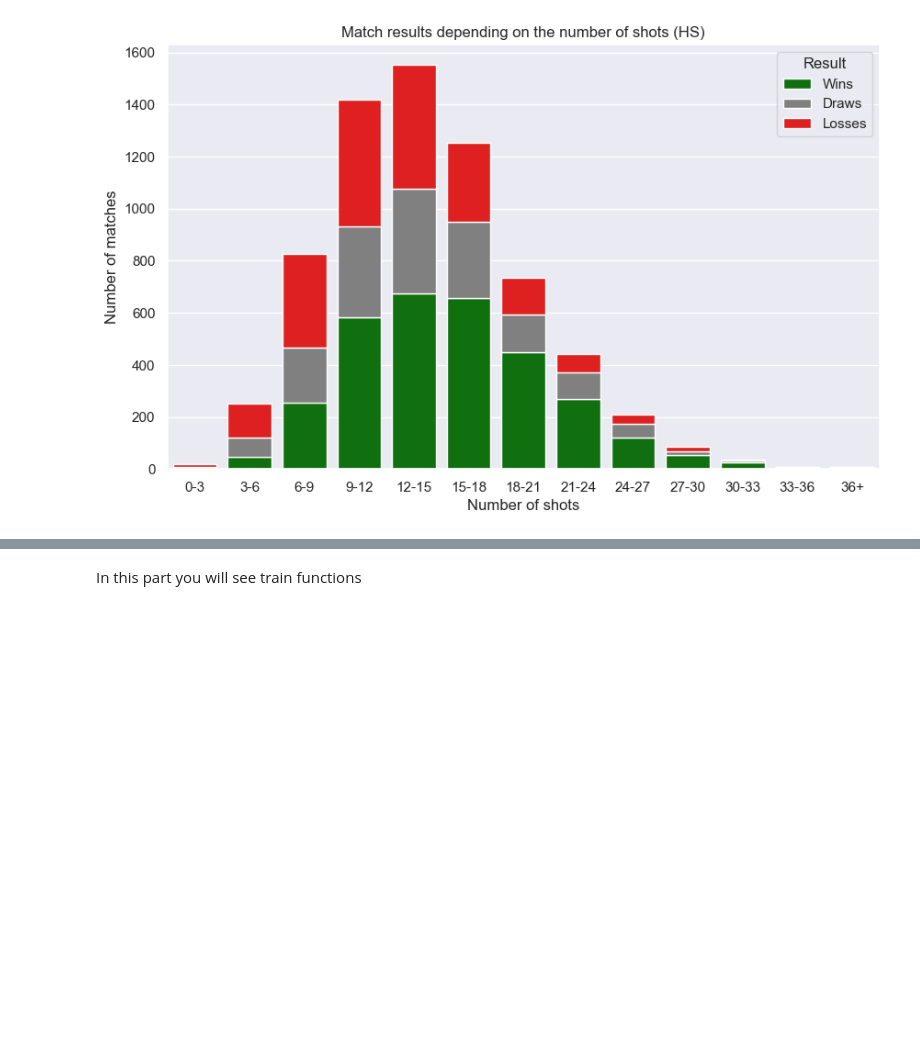
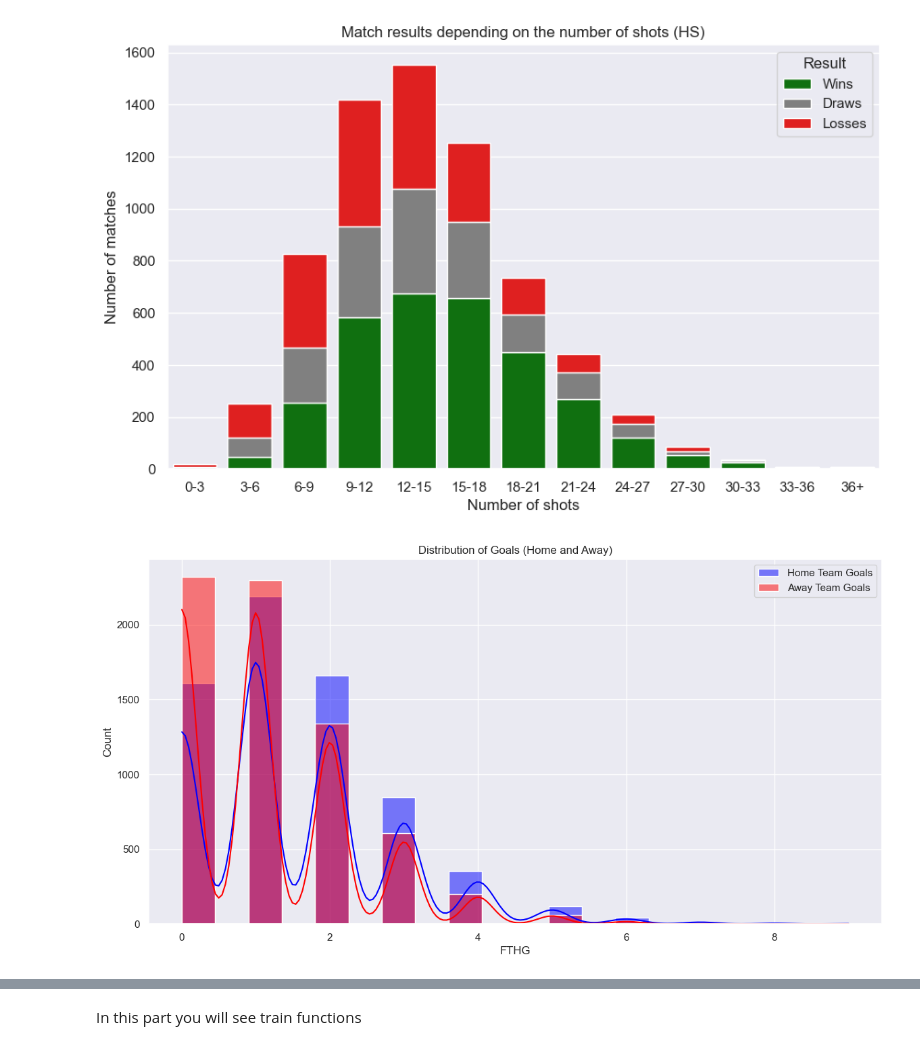
Before and after one commit to tmaxell/footforecast, a Jupyter notebook: analysis.ipynb, the cells around one changed output, grey strips where cells are left out. Drawn from its saved outputs; the diff is of its cells as text; code cells hidden in the pictures; blank space fills up the shorter version.

Commit message:
added goals per matches graph and train functions

```diff
--- a/analysis.ipynb
+++ b/analysis.ipynb
@@ -589,3 +589,12 @@ plt.legend(title='Result', loc='upper right')
 plt.show()
 # %% [output]
 [figure]
+# %%
+plt.figure(figsize=(14, 7))
+sns.histplot(seasons['FTHG'], bins=20, kde=True, color='blue', label='Home Team Goals')
+sns.histplot(seasons['FTAG'], bins=20, kde=True, color='red', label='Away Team Goals')
+plt.title('Distribution of Goals (Home and Away)')
+plt.legend()
+plt.show()
+# %% [output]
+[figure, added]
```
Also changed, not shown: parts of 1 cell of this notebook.
